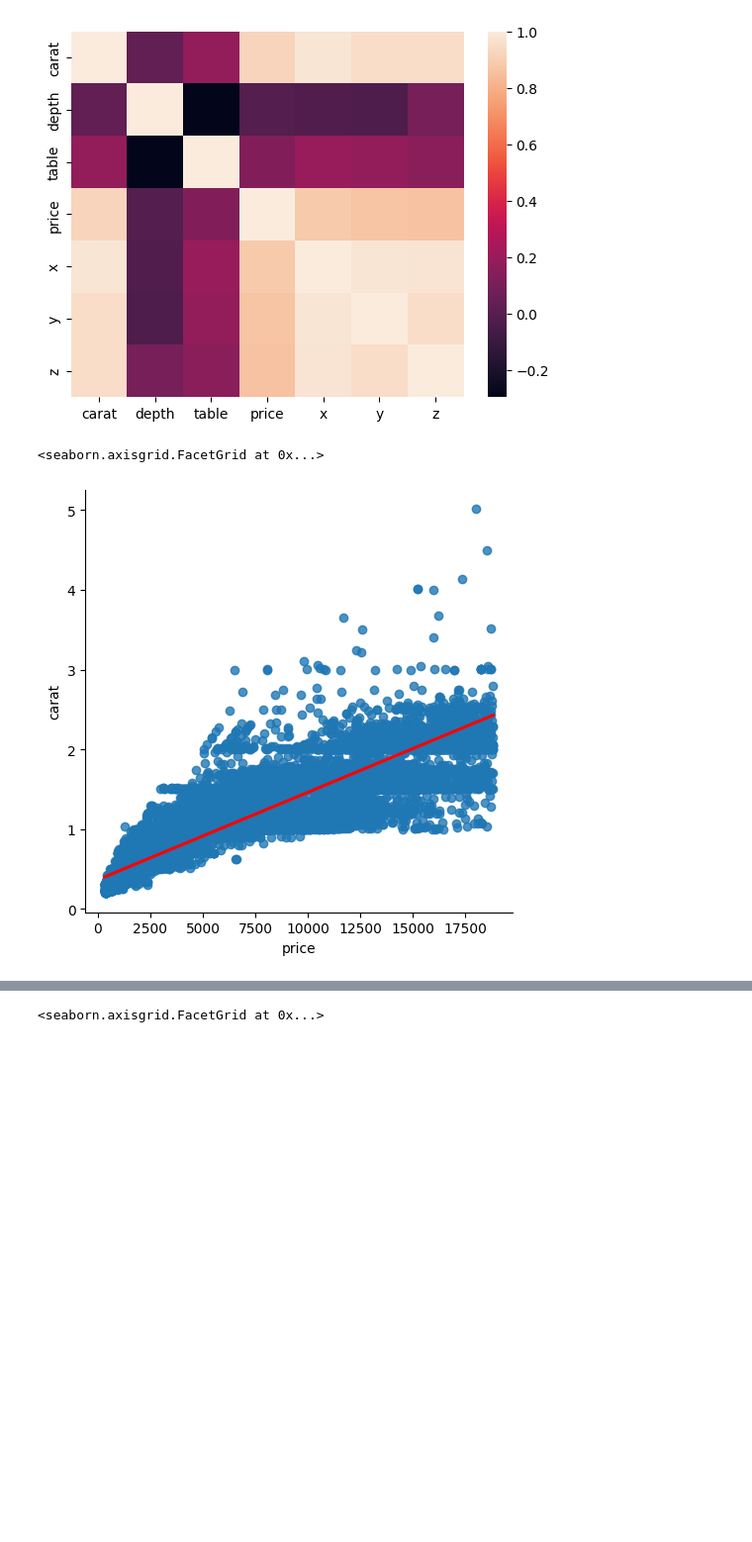
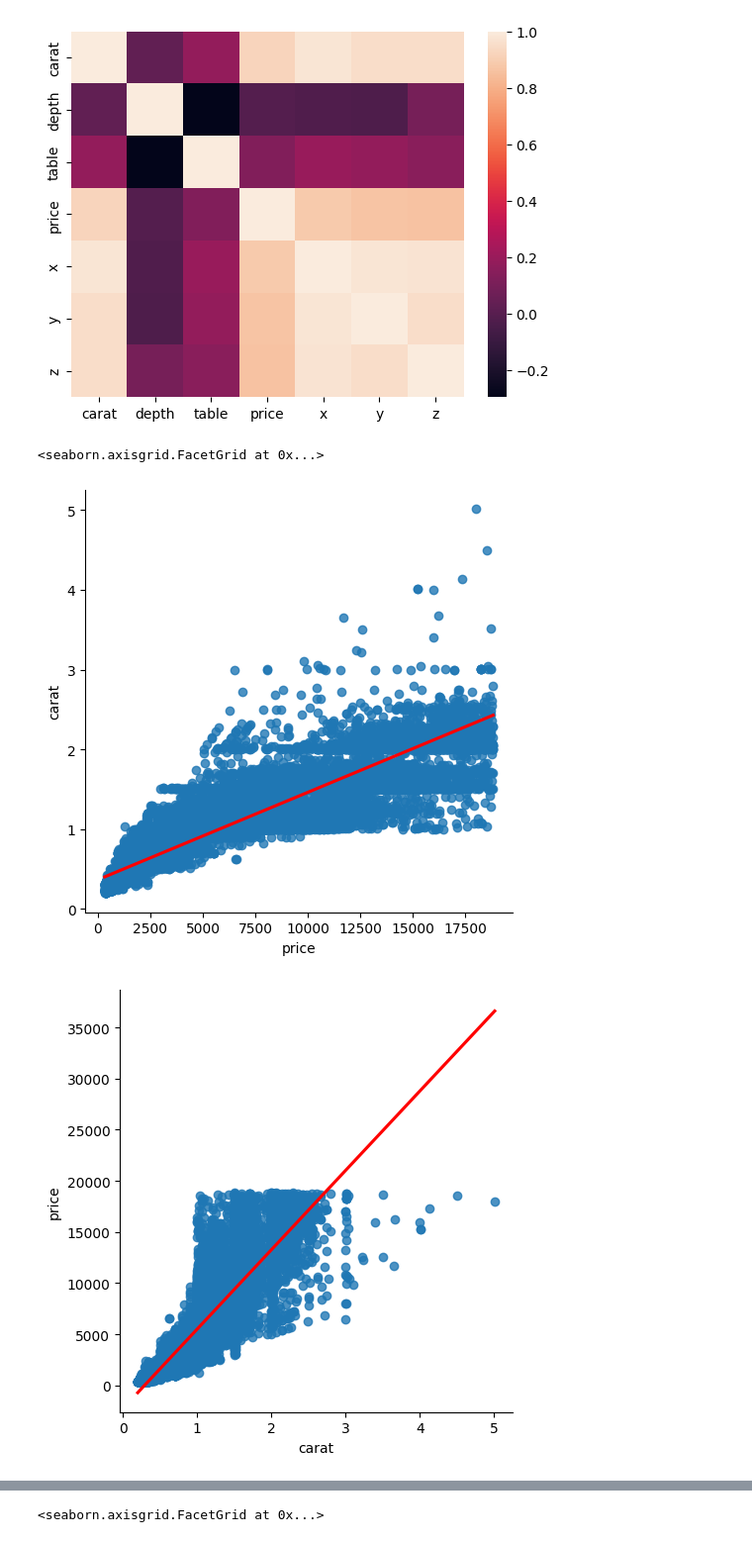
Before and after one commit to Razjoh/Stats, a Jupyter notebook: stat_lab.ipynb, the cells around one changed output, grey strips where cells are left out. Shown: that part at 99% size. Cells and saved outputs as stored; diff of their text form; code cells hidden in the pictures; blank space fills up the shorter version.

Commit message:
added graph swapping xy value

```diff
--- a/stat_lab.ipynb
+++ b/stat_lab.ipynb
@@ -86,9 +86,11 @@ corr
 [figure]
 # %%
 sns.lmplot(data=df, x="price", y="carat", line_kws={"color": "red"})
+sns.lmplot(data=df, x="carat", y="price", line_kws={"color": "red"})
 # %% [output]
 <seaborn.axisgrid.FacetGrid at 0x...>
 [figure]
+[figure, added]
 # %%
 sns.lmplot(data=df, x="price", y="carat", hue="cut")
 sns.lmplot(data=df, x="price", y="carat", hue="color")
```
Also changed, not shown: parts of 1 cell of this notebook.
